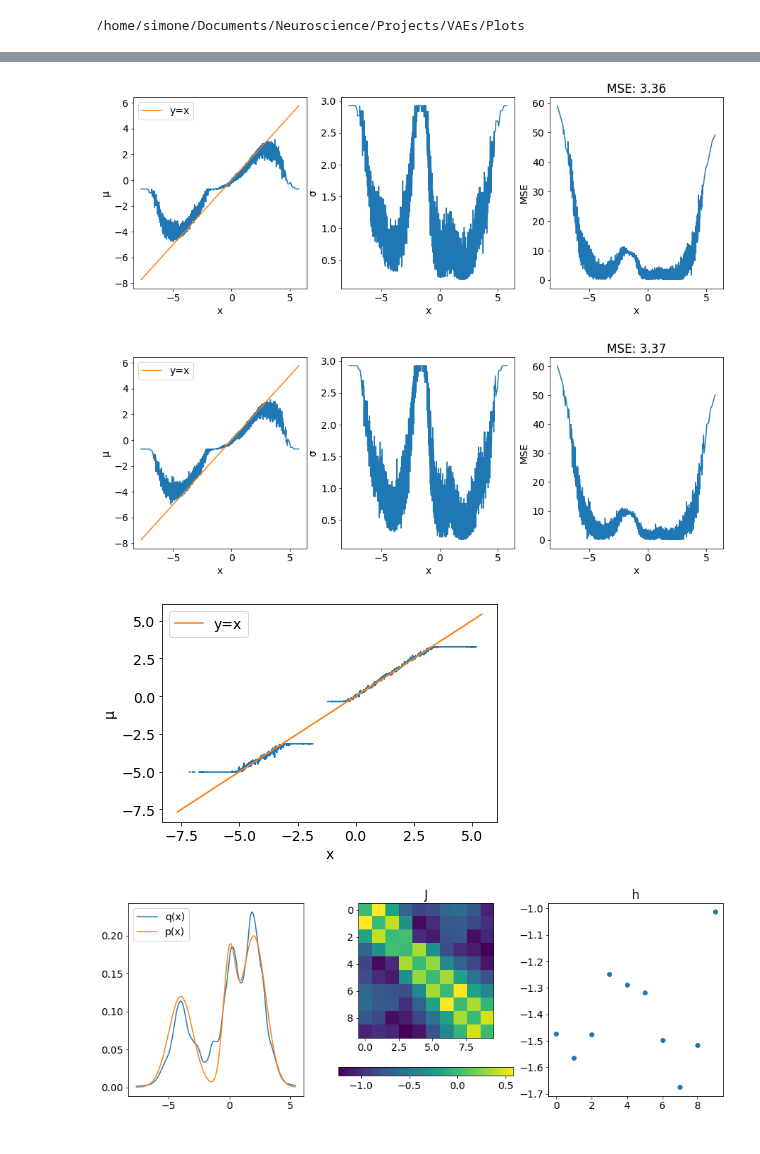
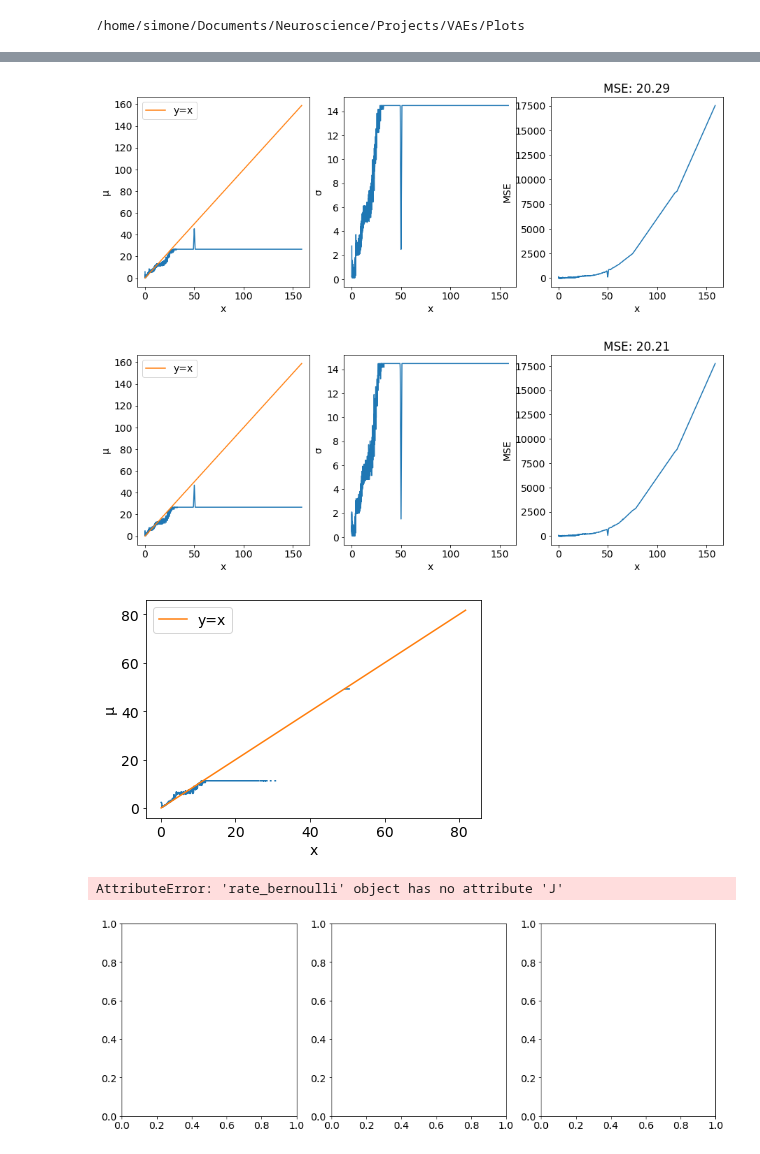
Before and after one commit to simonebmalerba/neural_VAE, a Jupyter notebook: beta_ising.ipynb, the cells around one changed output, grey strips where cells are left out. Saved outputs shown, nothing was run; the diff lists cells and outputs as text; code cells hidden in the pictures.

```diff
--- a/beta_ising.ipynb
+++ b/beta_ising.ipynb
@@ -62,14 +62,14 @@ K = 5
 M = 100
 w = torch.distributions.Categorical(torch.tensor([0.3,0.2,0.5]))
 gs = torch.distributions.normal.Normal(torch.Tensor([-4,0,2]),torch.tensor([1,0.5,1]))
-p_x = torch.distributions.mixture_same_family.MixtureSameFamily(w,gs)
-#p_x = torch.distributions.uniform.Uniform(-1,1)
+#p_x = torch.distributions.mixture_same_family.MixtureSameFamily(w,gs)
+p_x = torch.distributions.log_normal.LogNormal(1,1)
 #Training parameters.
 #PRE_EPOCHS = 100
 N_EPOCHS = 3000
 N_SAMPLES =5000
 lr = 1e-2
-BATCH_SIZE = 100
+BATCH_SIZE = 256
 #Generate dataset
 x_samples = p_x.sample((N_SAMPLES,))[:,None]
 x_test = p_x.sample((10000,))[:,None]
@@ -82,15 +82,15 @@ x_fine = torch.linspace(x_min,x_max,1000)[:,None]
 # %%
 #Initialize model parameters
 enc = BernoulliEncoder(N,x_min-1,x_max+1,x_sorted,w=2)
-enc.As = torch.nn.Parameter(torch.ones(N)[None,:]*3 )
+#enc.As = torch.nn.Parameter(torch.ones(N)[None,:]*3 )
 #c_in = enc.cs.clone()
 #sigma_in = enc.log_sigmas.clone()
 #enc.cs = torch.nn.Parameter(torch.Tensor(np.linspace(x_min,x_max,num=N))[None,:])
-q = rate_ising(N)
-#q = rate_bernoulli(N)
+#q = rate_ising(N)
+q = rate_bernoulli(N)
 #x_k = x_fine[random.sample(range(1000),K)]
 #q.x_k = torch.nn.Parameter(x_k)
-q.J.register_hook(lambda grad: grad.fill_diagonal_(0))
+#q.J.register_hook(lambda grad: grad.fill_diagonal_(0))
 dec = MLPDecoder2n(N,M)
 #phi0 = torch.cat((enc.cs*torch.exp(-2*enc.log_sigmas),torch.exp(-2*enc.log_sigmas))).transpose(0,1)
 
@@ -102,7 +102,6 @@ axs[0].set_ylabel(r"$p(x)$")
 #axs[0].plot(h.bin_edges[0:-1],torch.log10(h.hist))
 #axs[0].set_xscale("log")
 axs[1].plot(x_sorted,torch.sigmoid(enc(x_sorted)).detach(),alpha=0.6)
-axs[1].set_xlabel("x (stimulus)")
-axs[1].set_ylabel(r"$p(r_i=1|x)$")
+axs[1].set(xlabel=r"$x$",ylabel=r"$f_i$")
 #axs[1].set_xscale("log")
 # %% [output]
@@ -171,11 +153,11 @@ fig,axs,mse = decoder_plots(enc,dec,x_tsorted)
 #axs[2].set_yscale("log")
 #fig.savefig("beta1_decoder.pdf")
 # %% [output]
-[figure, old version]
+[figure, new version]
 # %%
 fig,axs,mse = decoder_plots(enc,dec,x_tsorted)
 # %% [output]
-[figure, old version]
+[figure, new version]
 # %%
 with torch.no_grad():
     r = enc.sample(x_fine,15)
@@ -190,15 +172,16 @@ with torch.no_grad():
     axs.set_xlabel('x')
     axs.set_ylabel('μ')
 # %% [output]
-[figure, old version]
+[figure, new version]
 # %%
 _,indices = enc.cs.sort(dim=1)
 indices = torch.squeeze(indices)
 fig,axs = generative_model_analytical_plots(q,dec,p_x,x_fine,indices)
-#axs[0].set_yscale("log")
+axs[0].set_yscale("log")
 #fig.savefig("beta1_gm.pdf")
 # %% [output]
+AttributeError: 'rate_bernoulli' object has no attribute 'J'
-[figure, old version]
+[figure, new version]
 # %%
 with torch.no_grad():
     mu_dec_all,log_sigma_all = dec(q.r_all.transpose(0,1)[:,None,:])
```
Also changed, not shown: parts of 15 cells of this notebook, 4 other files.
